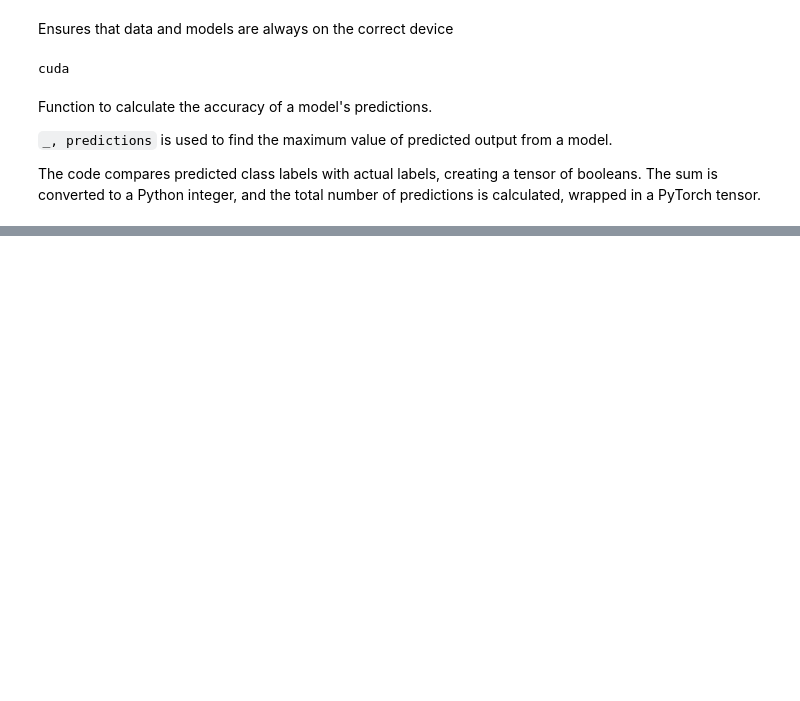
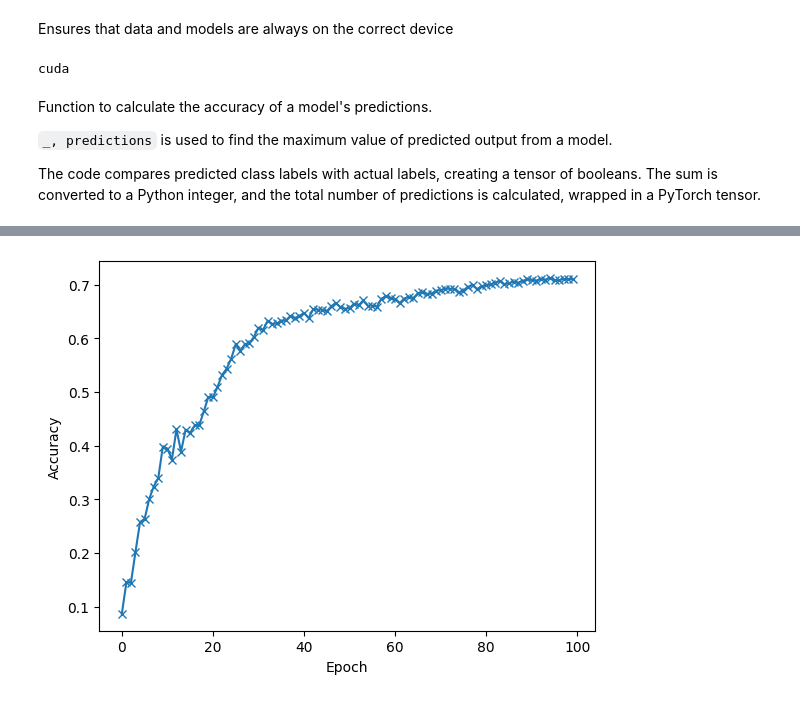
Before and after one commit to Gayanukaa/ResNet-Implementation, a Jupyter notebook: main.ipynb, the cells around one changed output, grey strips where cells are left out. Saved outputs shown, nothing was run; the diff lists cells and outputs as text; code cells hidden in the pictures; blank space fills up the shorter version.

```diff
--- a/main.ipynb
+++ b/main.ipynb
@@ -273,0 +529,4 @@ def accuracy(predicted, actual):
+# %%
+plot_acc(history)
+# %% [output]
+[figure, added]
```
Also changed, not shown: parts of 34 cells of this notebook.
